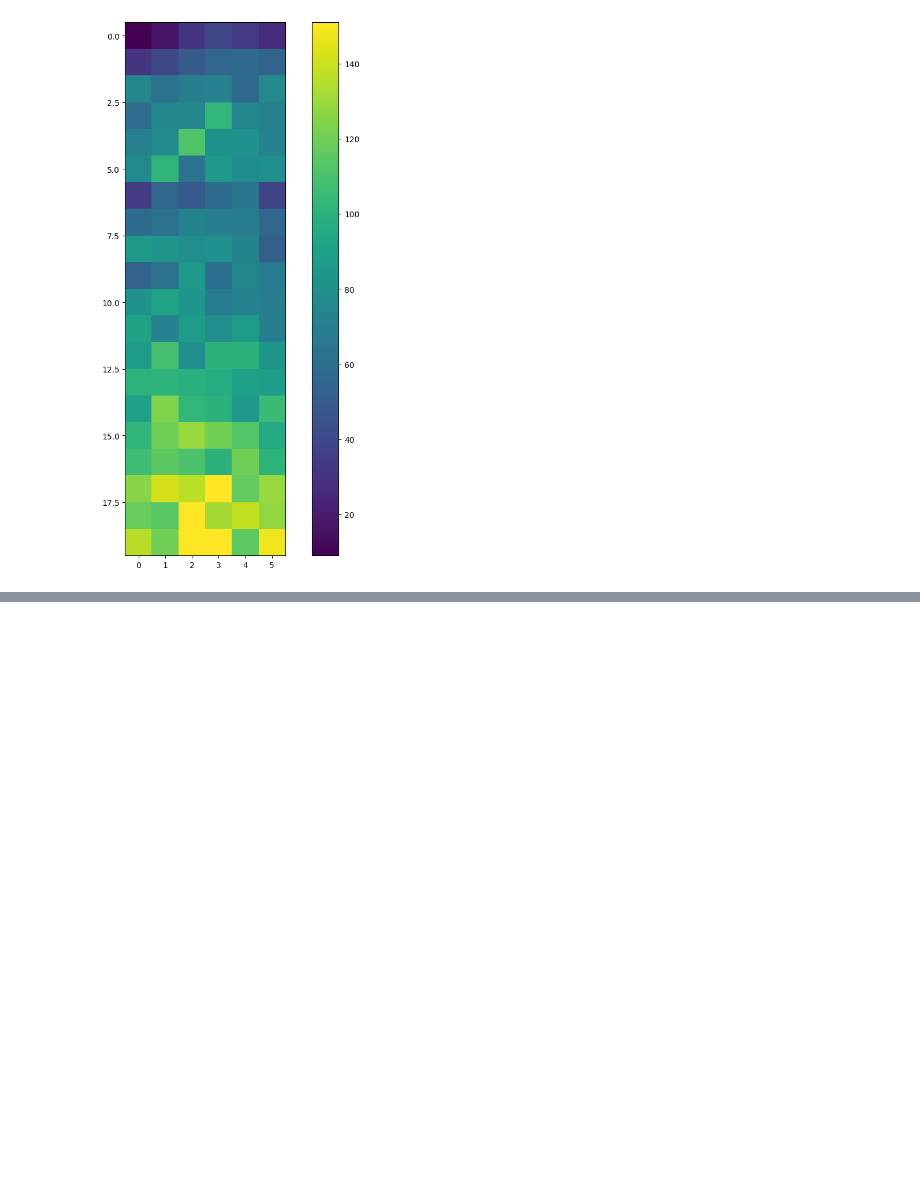
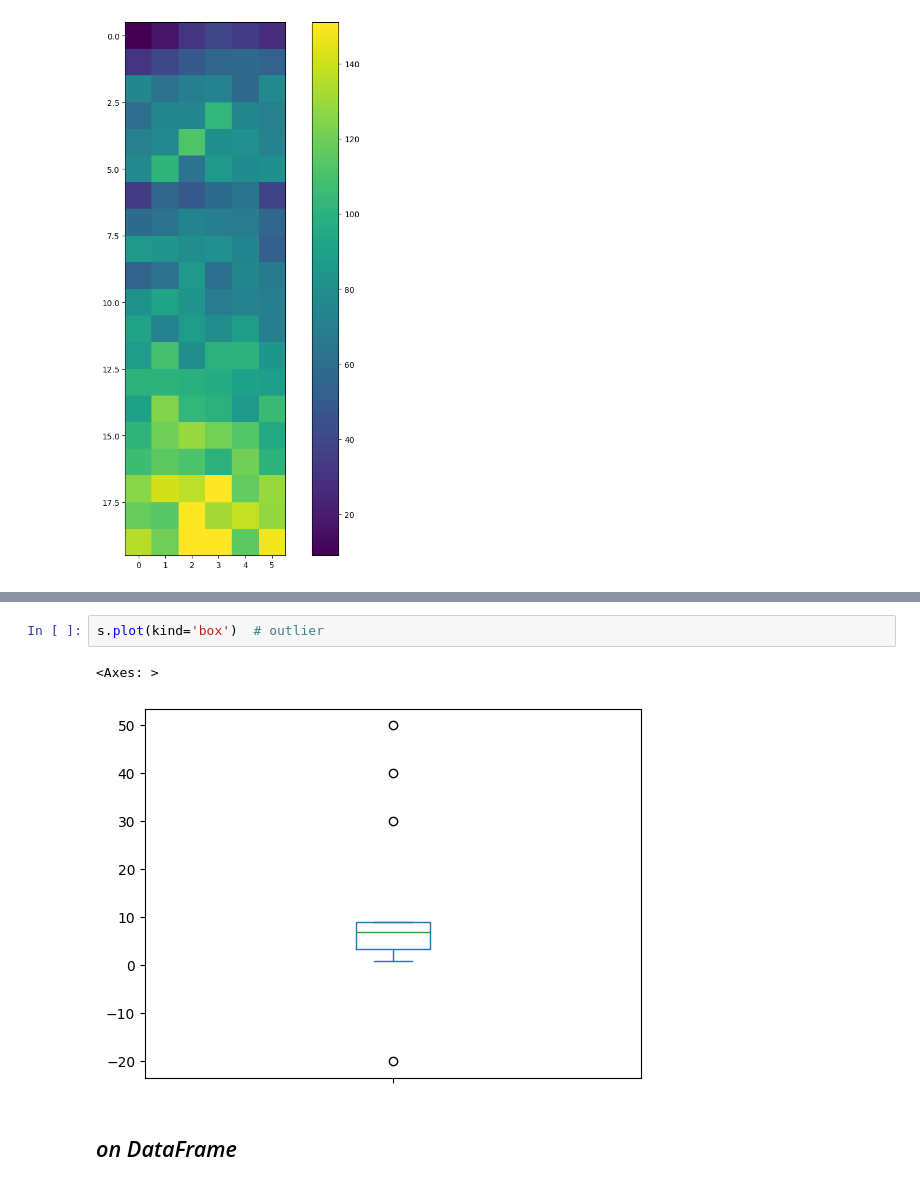
Before and after one commit to Kunalwagh107/n-python-numpy-pandas, a Jupyter notebook: Matplotlib_and_Seaborn.ipynb, the cells around one changed output, grey strips where cells are left out. Drawn from its saved outputs; the diff is of its cells as text; blank space fills up the shorter version.

```diff
--- a/Matplotlib_and_Seaborn.ipynb
+++ b/Matplotlib_and_Seaborn.ipynb
@@ -981,0 +1000,7 @@ plt.colorbar()
+# %%
+s.plot(kind='box')  # outlier
+# %% [output]
+<Axes: >
+[figure, added]
+# %% [markdown]
+## *on DataFrame*
```
Also changed, not shown: parts of 15 cells of this notebook.
